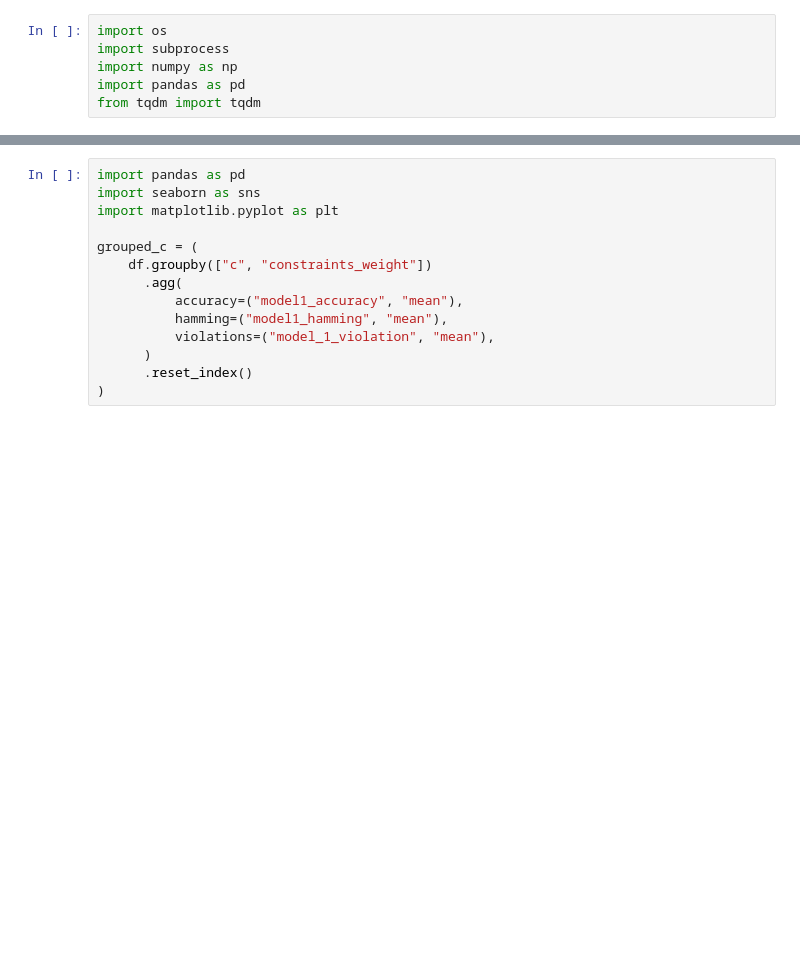
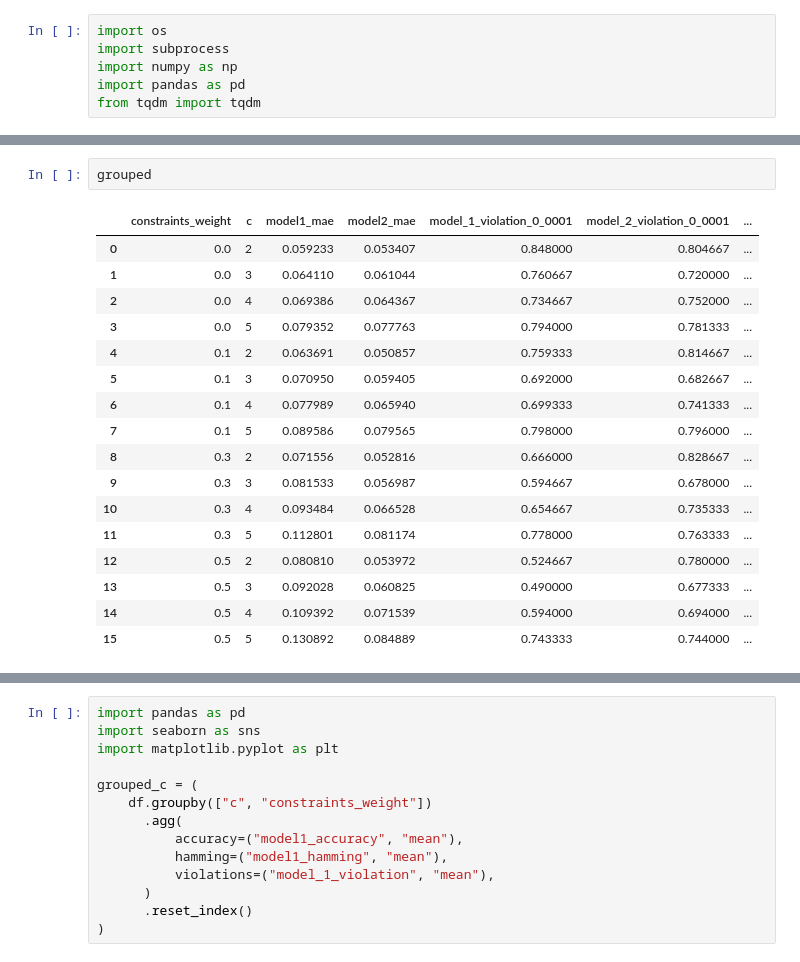
Before and after one commit to mikl123/DRL_DGM, a Jupyter notebook: neuro_symbolic_approaches_test.ipynb, the cells around one changed output, grey strips where cells are left out. Drawn from its saved outputs; the diff is of its cells as text; blank space fills up the shorter version.

```diff
--- a/neuro_symbolic_approaches_test.ipynb
+++ b/neuro_symbolic_approaches_test.ipynb
@@ -431,0 +135,20 @@ plt.show()
+# %%
+grouped
+# %% [output]
+|  | constraints_weight | c | model1_mae | model2_mae | model_1_violation_0_0001 | model_2_violation_0_0001 | ... |
+| 0 | 0.0 | 2 | 0.059233 | 0.053407 | 0.848000 | 0.804667 | ... |
+| 1 | 0.0 | 3 | 0.064110 | 0.061044 | 0.760667 | 0.720000 | ... |
+| 2 | 0.0 | 4 | 0.069386 | 0.064367 | 0.734667 | 0.752000 | ... |
+| 3 | 0.0 | 5 | 0.079352 | 0.077763 | 0.794000 | 0.781333 | ... |
+| 4 | 0.1 | 2 | 0.063691 | 0.050857 | 0.759333 | 0.814667 | ... |
+| 5 | 0.1 | 3 | 0.070950 | 0.059405 | 0.692000 | 0.682667 | ... |
+| 6 | 0.1 | 4 | 0.077989 | 0.065940 | 0.699333 | 0.741333 | ... |
+| 7 | 0.1 | 5 | 0.089586 | 0.079565 | 0.798000 | 0.796000 | ... |
+| 8 | 0.3 | 2 | 0.071556 | 0.052816 | 0.666000 | 0.828667 | ... |
+| 9 | 0.3 | 3 | 0.081533 | 0.056987 | 0.594667 | 0.678000 | ... |
+| 10 | 0.3 | 4 | 0.093484 | 0.066528 | 0.654667 | 0.735333 | ... |
+| 11 | 0.3 | 5 | 0.112801 | 0.081174 | 0.778000 | 0.763333 | ... |
+| 12 | 0.5 | 2 | 0.080810 | 0.053972 | 0.524667 | 0.780000 | ... |
+| 13 | 0.5 | 3 | 0.092028 | 0.060825 | 0.490000 | 0.677333 | ... |
+| 14 | 0.5 | 4 | 0.109392 | 0.071539 | 0.594000 | 0.694000 | ... |
+| 15 | 0.5 | 5 | 0.130892 | 0.084889 | 0.743333 | 0.744000 | ... |
```
Also changed, not shown: parts of 24 cells of this notebook, 26 other files.
